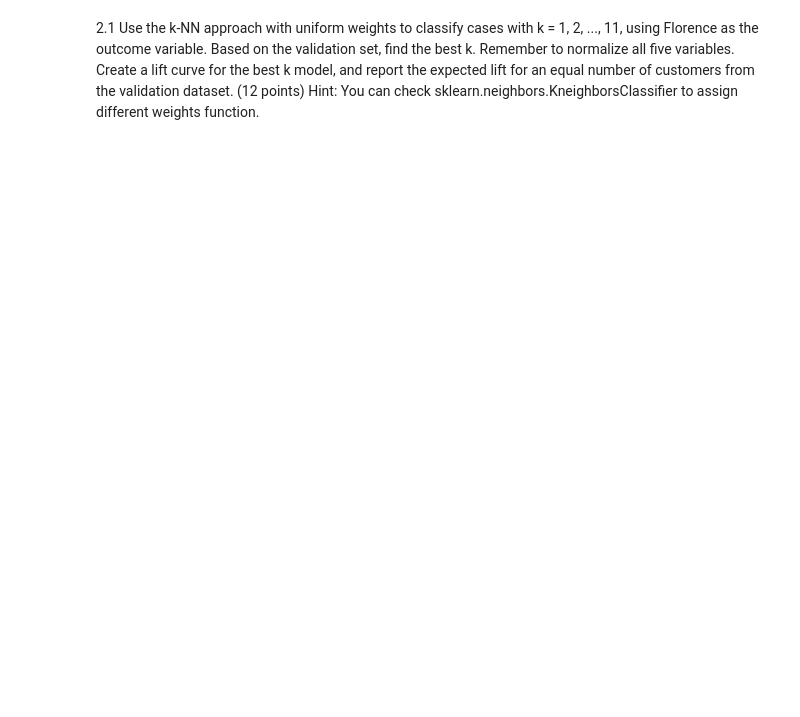
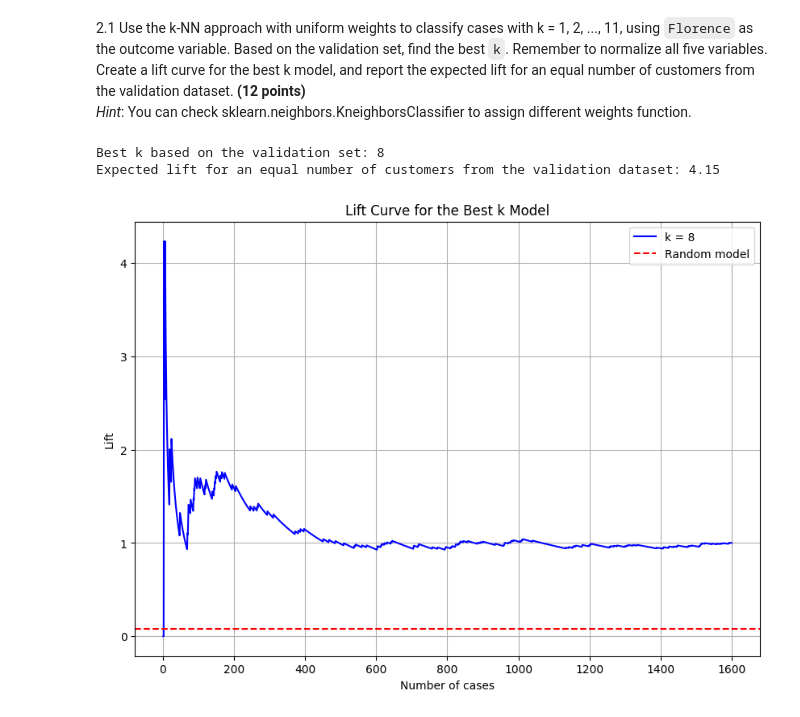
Before and after one commit to murissaab1976/ADS505, a Jupyter notebook: module1/assignment1.1/assignment1.1.ipynb, the cells around one changed output. Cells and saved outputs as stored; diff of their text form; code cells hidden in the pictures; blank space fills up the shorter version.

```diff
--- a/module1/assignment1.1/assignment1.1.ipynb
+++ b/module1/assignment1.1/assignment1.1.ipynb
@@ -32,4 +82,80 @@ RelatedPurch: total number of past purchases of related books (i.e., sum of purc
 # %% [markdown]
-2.1 Use the k-NN approach with uniform weights to classify cases with k = 1, 2, ..., 11, using Florence as the outcome variable. Based on the validation set, find the best k. Remember to normalize all five variables. Create a lift curve for the best k model, and report the expected lift for an equal number of customers from the validation dataset. (12 points)
-Hint: You can check sklearn.neighbors.KneighborsClassifier to assign different weights function.
+2.1 Use the k-NN approach with uniform weights to classify cases with k = 1, 2, ..., 11, using `Florence` as the outcome variable. Based on the validation set, find the best `k`. Remember to normalize all five variables. Create a lift curve for the best k model, and report the expected lift for an equal number of customers from the validation dataset. **(12 points)**<br>
+*Hint*: You can check sklearn.neighbors.KneighborsClassifier to assign different weights function.
+# %%
+import pandas as pd
+import matplotlib.pyplot as plt
+from sklearn.model_selection import train_test_split
+from sklearn.neighbors import KNeighborsClassifier
+from sklearn.preprocessing import MinMaxScaler
+from sklearn.metrics import roc_auc_score
+
+# Load the data
+data = pd.read_csv("CharlesBookClub.csv")
+
+# Features and target
+features = ['R', 'M', 'F', 'FirstPurch', 'RelatedPurchase']
+target = 'Florence'
+
+# Normalize the features
+scaler = MinMaxScaler()
+data[features] = scaler.fit_transform(data[features])
+
+# Split the data
+train_data, test_data = train_test_split(data, test_size=0.4, random_state=1)
+
+# Implement k-NN for k = 1 to 11
+best_k = 0
+best_score = 0
+
+for k in range(1, 12):
+    knn = KNeighborsClassifier(n_neighbors=k, weights='uniform')
+    knn.fit(train_data[features], train_data[target])
+    score = knn.score(test_data[features], test_data[target])
+
+    if score > best_score:
+        best_score = score
+        best_k = k
+
+print(f"Best k based on the validation set: {best_k}")
+
+# Lift curve for best k
+knn_best = KNeighborsClassifier(n_neighbors=best_k, weights='uniform')
+knn_best.fit(train_data[features], train_data[target])
+probabilities = knn_best.predict_proba(test_data[features])[:,1]
+
+# Computing lift
+baseline = test_data[target].mean()
+predictions_sorted = sorted(probabilities, reverse=True)
+lifts = [sum(predictions_sorted[:i+1])/(i+1) for i in range(len(predictions_sorted))]
+lift = lifts[round(len(lifts) * 0.1) - 1] / baseline
+
+print(f"Expected lift for an equal number of customers from the validation dataset: {lift:.2f}")
+
+# Create a lift curve for the best k model
+actual = test_data[target].tolist()
+sorted_indices = sorted(range(len(probabilities)), key=lambda k: probabilities[k], reverse=True)
+sorted_actual = [actual[i] for i in sorted_indices]
+
+cumulative_actual = pd.Series(sorted_actual).cumsum()
+cumulative_index = pd.Series(range(1, len(sorted_actual) + 1))
+cumulative_percentage = cumulative_actual / cumulative_actual.iloc[-1]
+
+baseline = sum(actual) / len(actual)
+lift_values = cumulative_percentage / (cumulative_index / len(actual))
+
+# Plot the lift curve
+plt.figure(figsize=(10, 7))
+plt.plot(cumulative_index, lift_values, label=f'k = {best_k}', color='blue')
+plt.axhline(y=baseline, color='red', linestyle='--', label='Random model')
+plt.title('Lift Curve for the Best k Model')
+plt.xlabel('Number of cases')
+plt.ylabel('Lift')
+plt.legend(loc='best')
+plt.grid(True)
+plt.show()
+# %% [output]
+Best k based on the validation set: 8
+Expected lift for an equal number of customers from the validation dataset: 4.15
+[figure, added]
 # %% [markdown]
```
Also changed, not shown: parts of 17 cells of this notebook, 2 other files.
